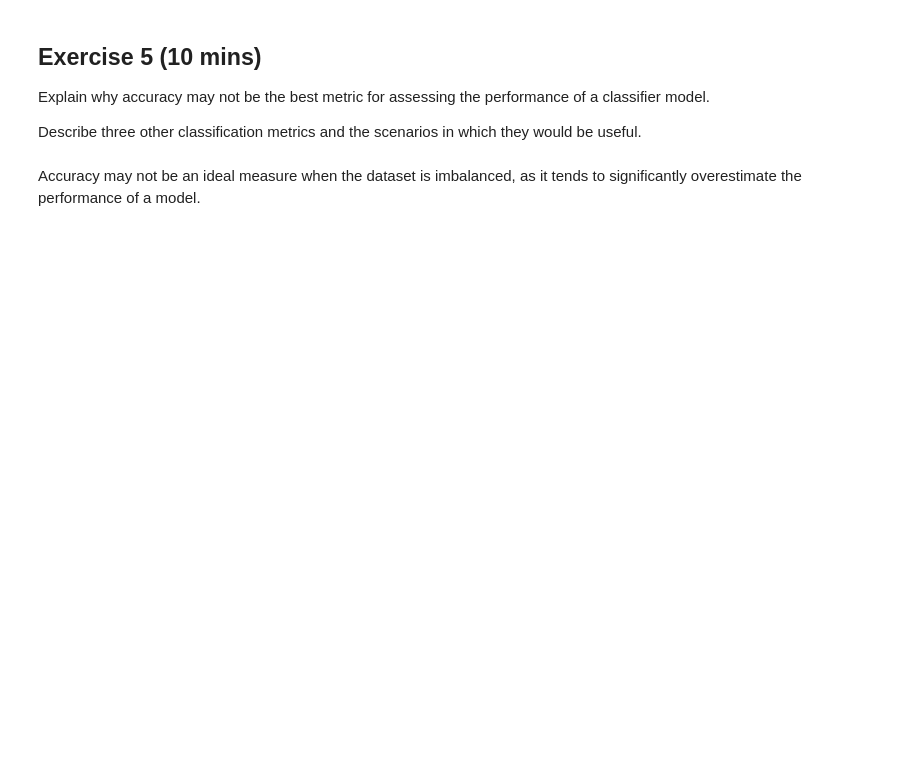
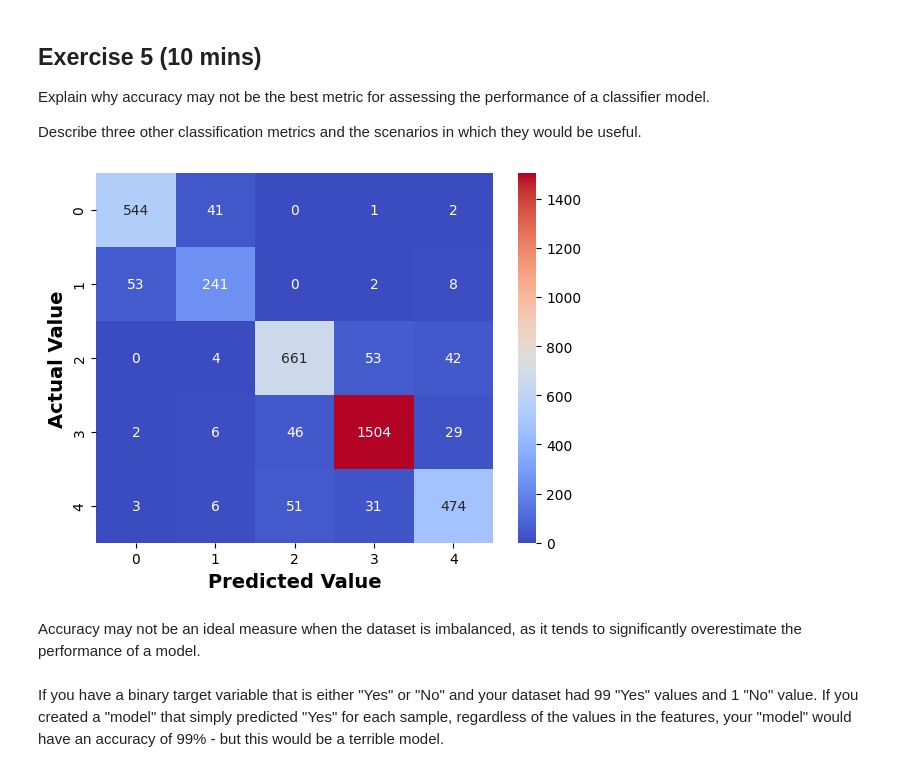
Before and after one commit to NikolDavidova20/DSML-modelanswers2024, a Jupyter notebook: Practice Questions for Coursework.ipynb, the cells around one changed output. Drawn from its saved outputs; the diff is of its cells as text; code cells hidden in the pictures; blank space fills up the shorter version.

```diff
--- a/Practice Questions for Coursework.ipynb
+++ b/Practice Questions for Coursework.ipynb
@@ -225,5 +356,20 @@ Pipeline(steps=[('imputer', SimpleImputer()), ('scaler', StandardScaler()),
 Explain why accuracy may not be the best metric for assessing the performance of a classifier model.
 
 Describe three other classification metrics and the scenarios in which they would be useful.
+# %%
+from sklearn.metrics import confusion_matrix
+import seaborn as sns
+
+y_pred = searcher.best_estimator_.predict(X_test)
+cm = confusion_matrix(y_test, y_pred)
+cm
+sns.heatmap(cm, annot = True, cmap = 'coolwarm', fmt = 'g')
+
+plt.xlabel('Predicted Value', fontsize = 14, weight = 'bold')
+plt.ylabel('Actual Value', fontsize = 14, weight = 'bold');
+# %% [output]
+[figure, added]
 # %% [markdown]
 Accuracy may not be an ideal measure when the dataset is imbalanced, as it tends to significantly overestimate the performance of a model.
+# %% [markdown]
+If you have a binary target variable that is either "Yes" or "No" and your dataset had 99 "Yes" values and 1 "No" value. If you created a "model" that simply predicted "Yes" for each sample, regardless of the values in the features, your "model" would have an accuracy of 99% - but this would be a terrible model.
```
Also changed, not shown: parts of 7 cells of this notebook.
